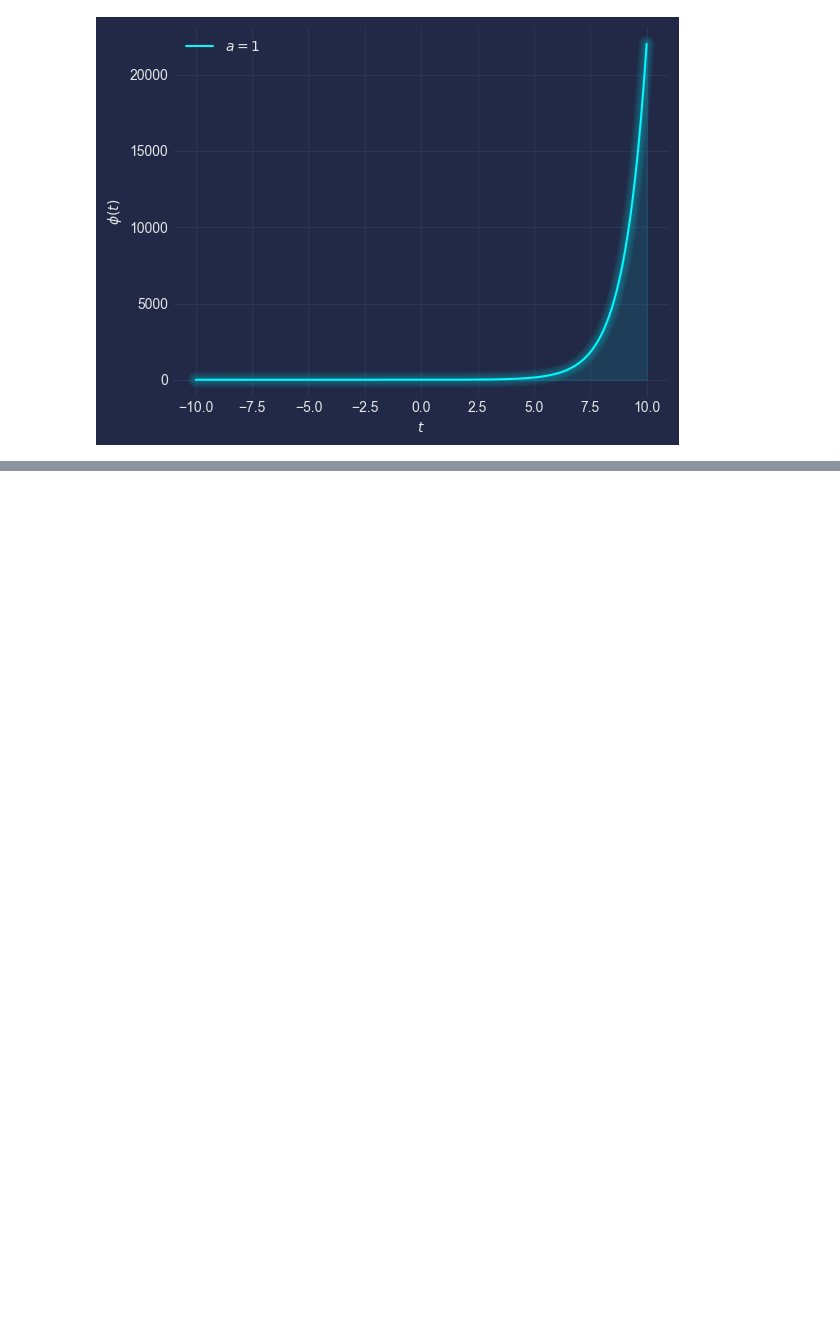
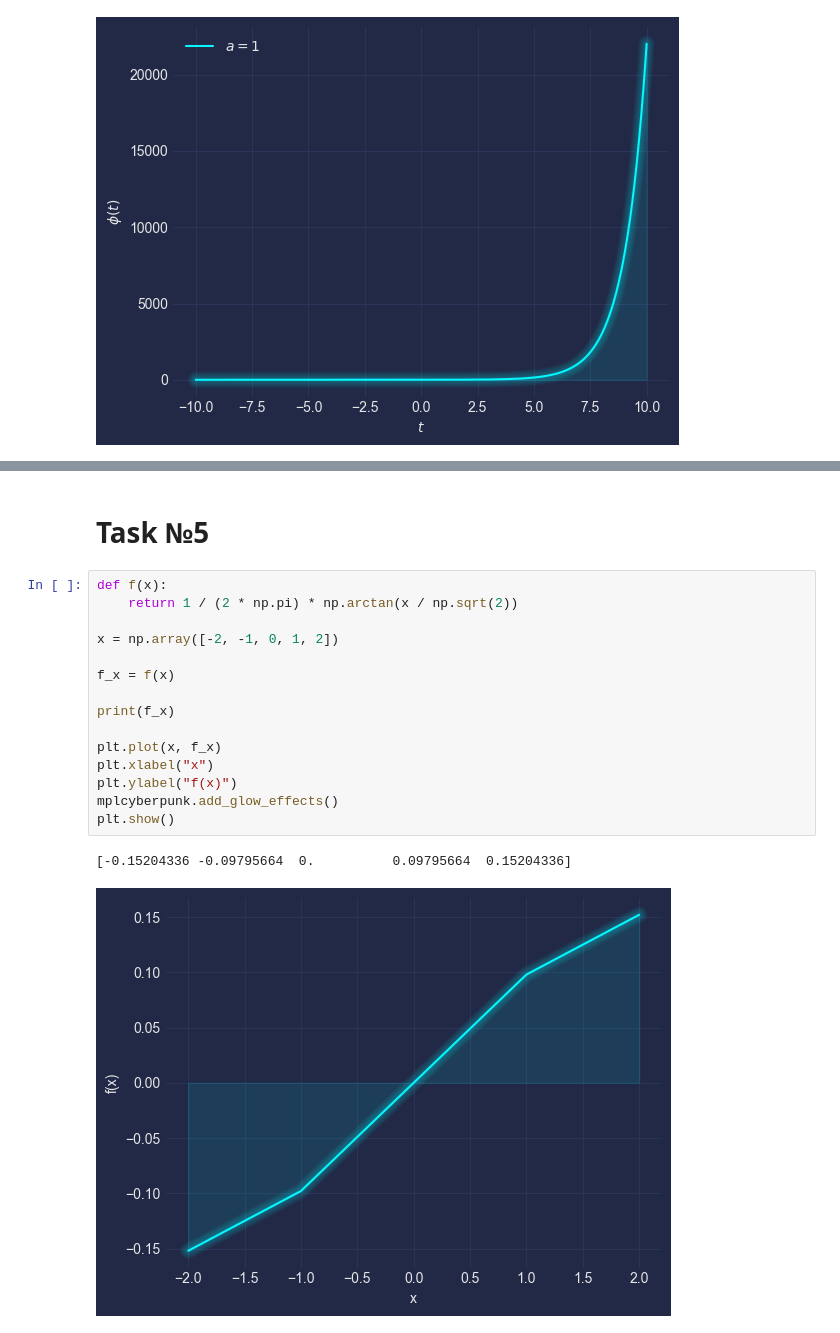
Before and after one commit to VAlduinV/KPI_tasks, a Jupyter notebook: RadioPhysics/HCT_2/HCT_2.ipynb, the cells around one changed output, grey strips where cells are left out. Drawn from its saved outputs; the diff is of its cells as text; blank space fills up the shorter version.

```diff
--- a/RadioPhysics/HCT_2/HCT_2.ipynb
+++ b/RadioPhysics/HCT_2/HCT_2.ipynb
@@ -55,0 +103,20 @@ plt.show()
+# %% [markdown]
+# Task №5
+# %%
+def f(x):
+    return 1 / (2 * np.pi) * np.arctan(x / np.sqrt(2))
+
+x = np.array([-2, -1, 0, 1, 2])
+
+f_x = f(x)
+
+print(f_x)
+
+plt.plot(x, f_x)
+plt.xlabel("x")
+plt.ylabel("f(x)")
+mplcyberpunk.add_glow_effects()
+plt.show()
+# %% [output]
+[-0.15204336 -0.09795664  0.          0.09795664  0.15204336]
+[figure, added]
```
Also changed, not shown: parts of 8 cells of this notebook.
